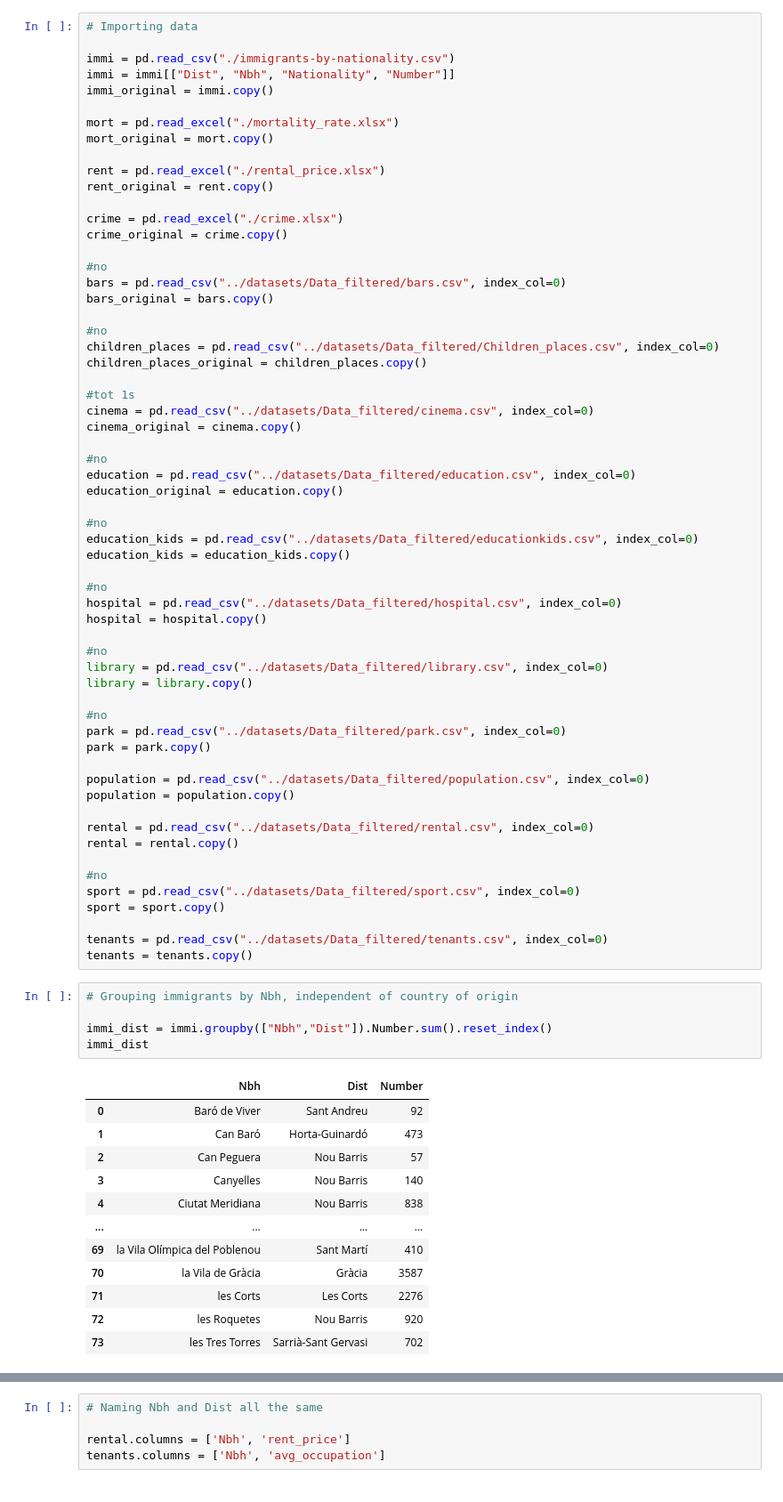
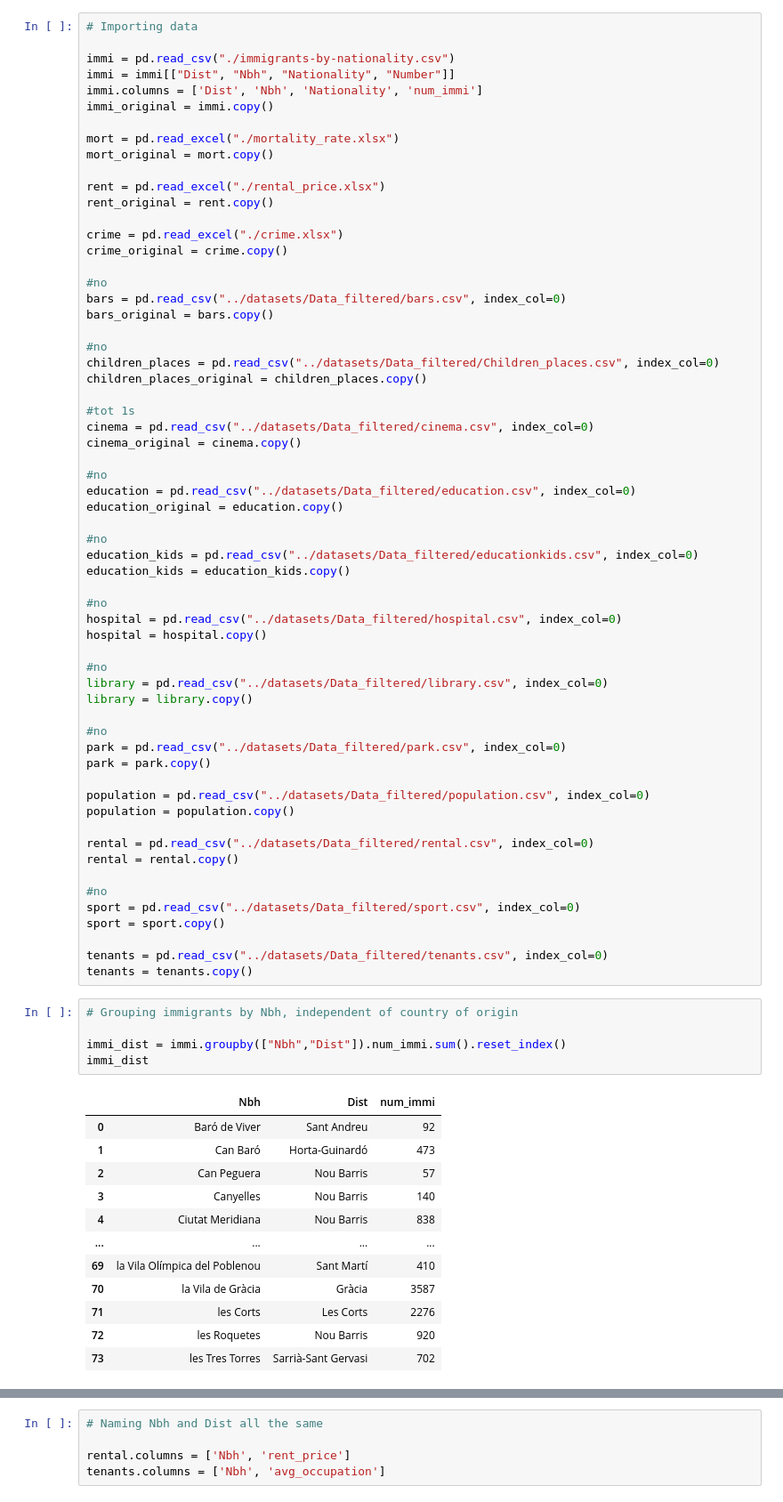
Before and after one commit to ta-data-bcn/Project-Week-2-Barcelona, a Jupyter notebook: your-project/code.ipynb, the cells around one changed output, grey strips where cells are left out. Shown at 89% size. Saved outputs shown, nothing was run; the diff lists cells and outputs as text.

```diff
--- a/your-project/code.ipynb
+++ b/your-project/code.ipynb
@@ -6,6 +7,7 @@ import numpy as np
 
 immi = pd.read_csv("./immigrants-by-nationality.csv")
 immi = immi[["Dist", "Nbh", "Nationality", "Number"]]
+immi.columns = ['Dist', 'Nbh', 'Nationality', 'num_immi']
 immi_original = immi.copy()
 
 mort = pd.read_excel("./mortality_rate.xlsx")
@@ -64,10 +66,10 @@ tenants = tenants.copy()
 # %%
 # Grouping immigrants by Nbh, independent of country of origin
 
-immi_dist = immi.groupby(["Nbh","Dist"]).Number.sum().reset_index()
+immi_dist = immi.groupby(["Nbh","Dist"]).num_immi.sum().reset_index()
 immi_dist
 # %% [output]
-|  | Nbh | Dist | Number |
+|  | Nbh | Dist | num_immi |
 | 0 | Baró de Viver | Sant Andreu | 92 |
 | 1 | Can Baró | Horta-Guinardó | 473 |
 | 2 | Can Peguera | Nou Barris | 57 |
```
Also changed, not shown: parts of 15 cells of this notebook, 2 other files.
